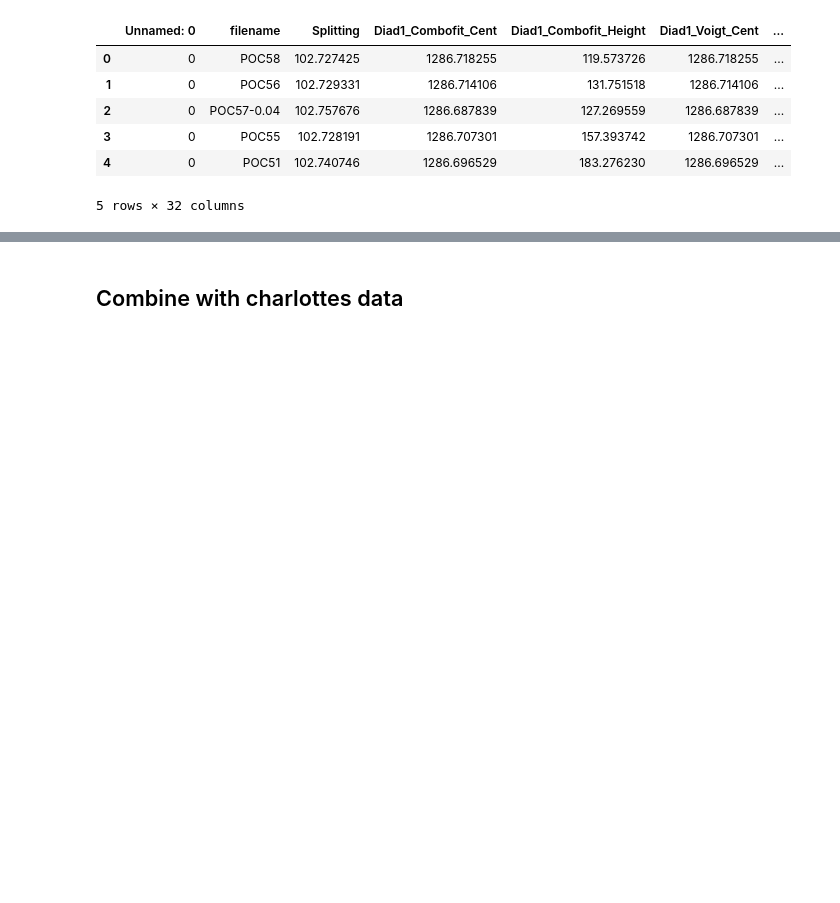
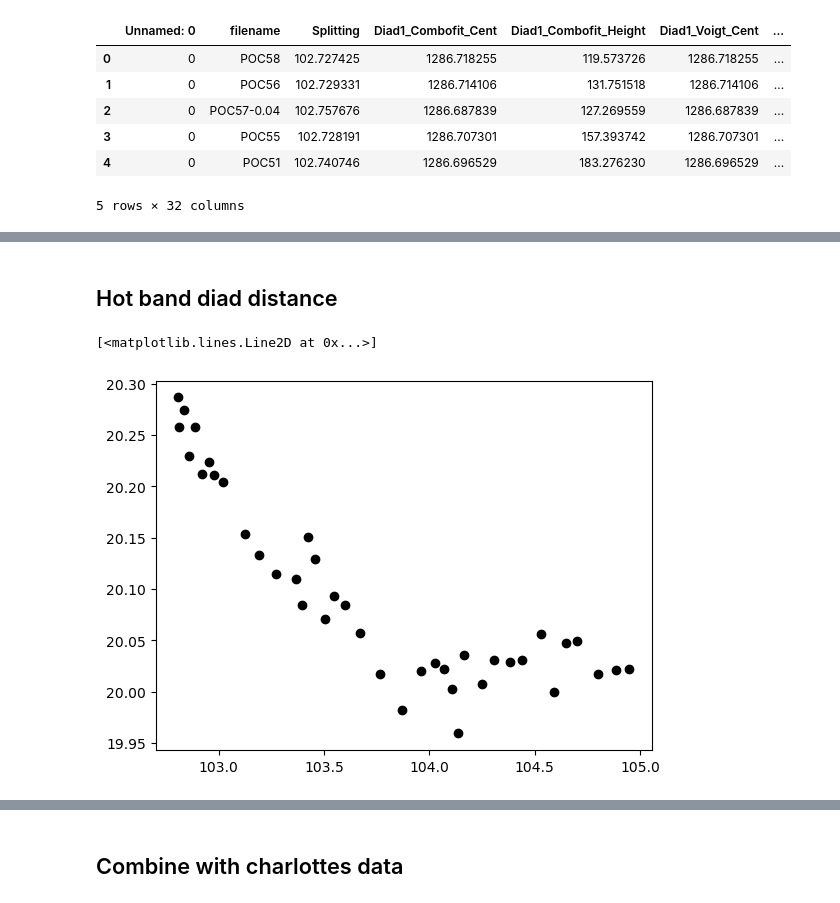
Before and after one commit to PennyWieser/DiadFit, a Jupyter notebook: docs/Examples/Diad_Fitting_Nov22nd2022/Stitch_Outputs_Together.ipynb, the cells around one changed output, grey strips where cells are left out. Cells and saved outputs as stored; diff of their text form; code cells hidden in the pictures; blank space fills up the shorter version.

```diff
--- a/docs/Examples/Diad_Fitting_Nov22nd2022/Stitch_Outputs_Together.ipynb
+++ b/docs/Examples/Diad_Fitting_Nov22nd2022/Stitch_Outputs_Together.ipynb
@@ -29,0 +36,7 @@ df2.head()
+# %% [markdown]
+## Hot band diad distance
+# %%
+plt.plot(df2['Splitting'], df2['Diad1_Combofit_Cent']-df2['HB1_Cent'], 'ok')
+# %% [output]
+[<matplotlib.lines.Line2D at 0x...>]
+[figure, added]
```
Also changed, not shown: parts of 6 cells of this notebook.
